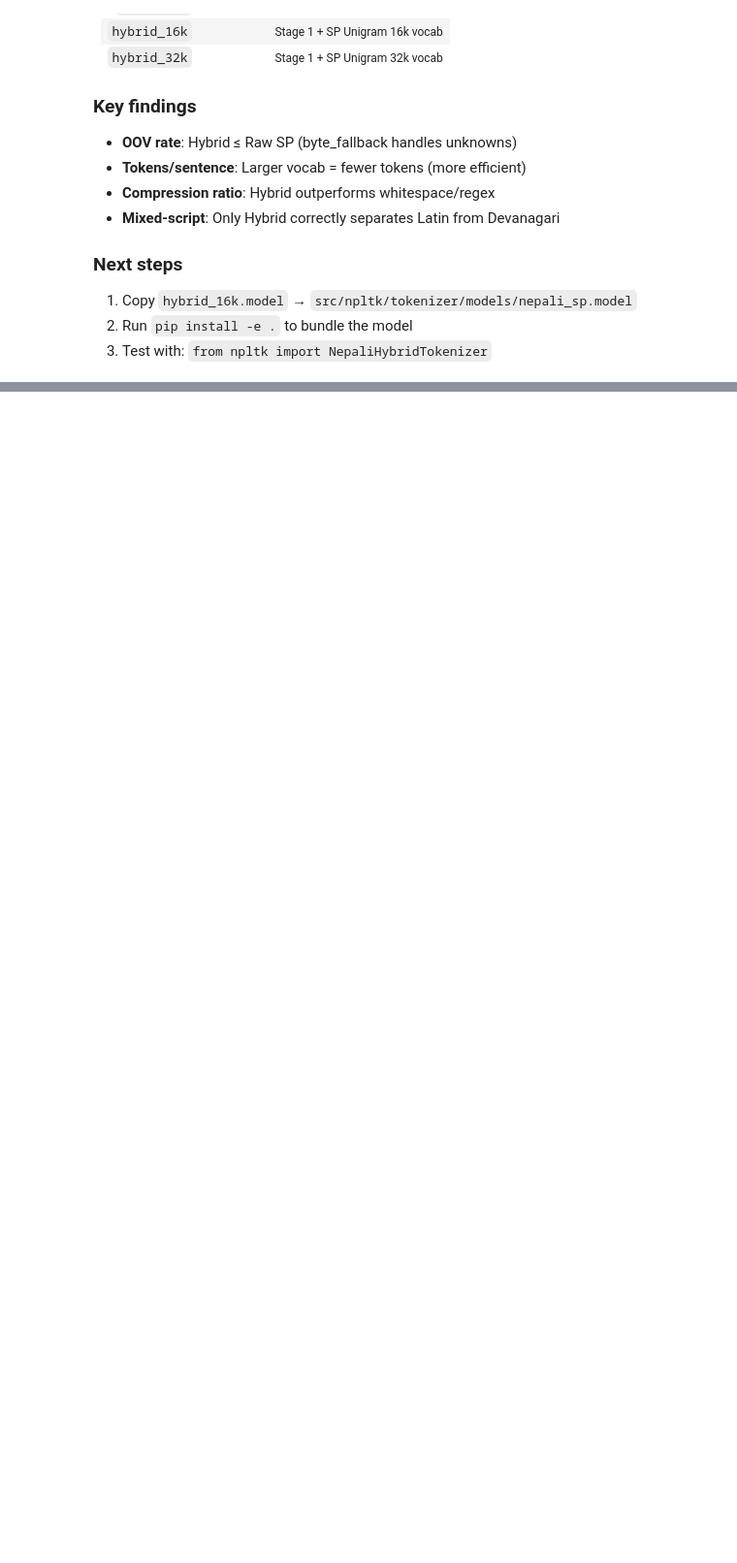
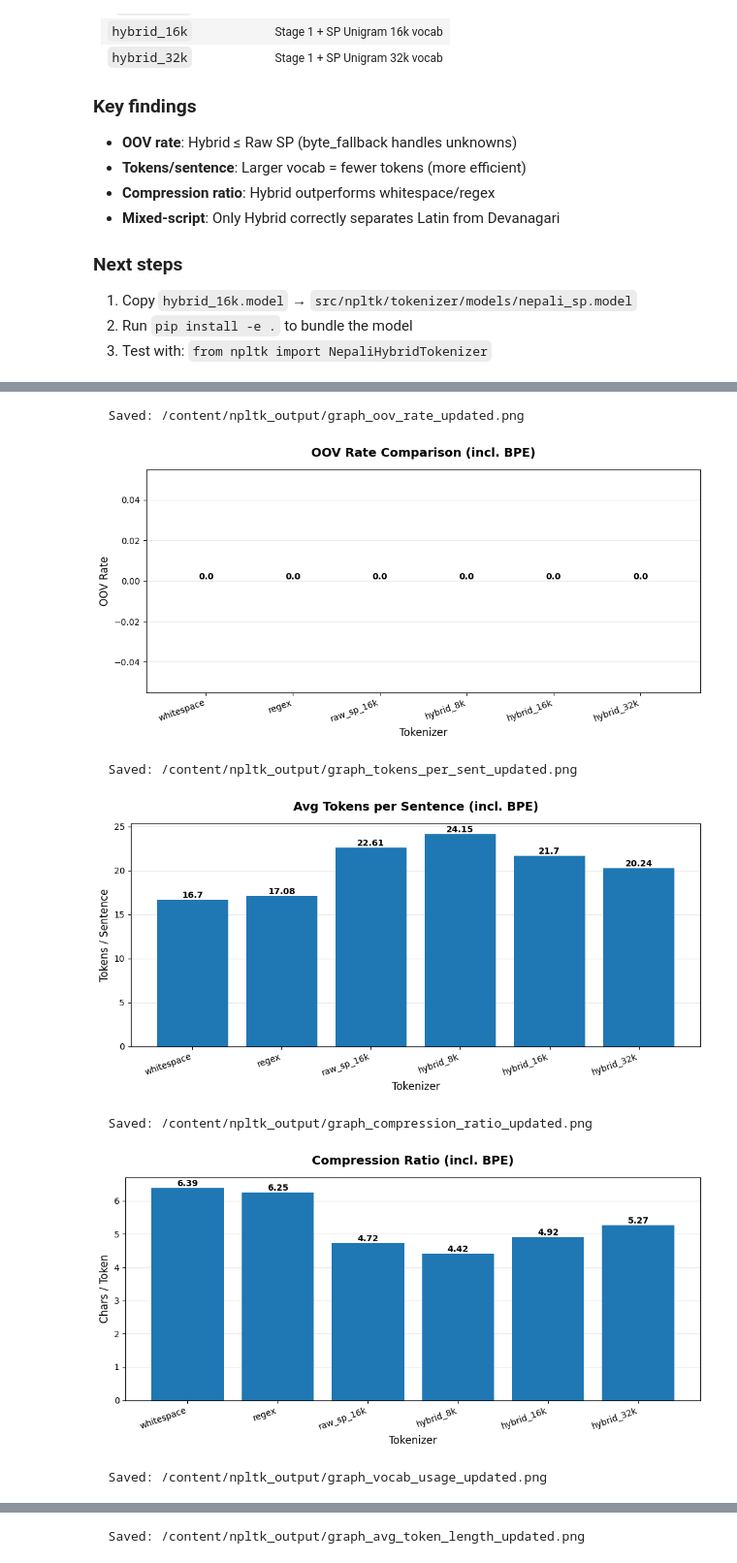
Before and after one commit to anurag3345/Test-npltk, a Jupyter notebook: notebooks/hybrid_tokenizer_research.ipynb, the cells around one changed output, grey strips where cells are left out. Shown at 97% size. Drawn from its saved outputs; the diff is of its cells as text; code cells hidden in the pictures; blank space fills up the shorter version.

```diff
--- a/notebooks/hybrid_tokenizer_research.ipynb
+++ b/notebooks/hybrid_tokenizer_research.ipynb
@@ -786,3 +904,12 @@ print('Done! Uncomment the Drive save or download section above as needed.')
 1. Copy `hybrid_16k.model` → `src/npltk/tokenizer/models/nepali_sp.model`
 2. Run `pip install -e .` to bundle the model
 3. Test with: `from npltk import NepaliHybridTokenizer`
+# %%
+# 1. Train BPE Baseline
+prefix_bpe = os.path.join(OUTPUT_DIR, 'bpe_16k')
+train_sp_model(CLEAN_CORPUS_FILE, prefix_bpe, 16000, model_type='bpe')
+
+# 2. Add to ALL_TOKENIZERS
+ALL_TOKENIZERS.append(RawSPTokenizer(f'{prefix_bpe}.model', name='bpe_16k'))
+
+print('BPE Baseline added to evaluation list.')
@@ -788,0 +920,12 @@ print('Done! Uncomment the Drive save or download section above as needed.')
+# %%
+# Re-run evaluation with the new BPE model
+results = []
+for tok in ALL_TOKENIZERS:
+    print(f'Evaluating: {tok.name}...')
+    metrics = evaluate_tokenizer(tok, eval_set)
+    results.append(metrics)
+
+df_results = pd.DataFrame(results)
+df_results.set_index('tokenizer', inplace=True)
+
+display(df_results)
@@ -788,0 +935,30 @@ print('Done! Uncomment the Drive save or download section above as needed.')
+# %%
+#  Updated Visualizations including BPE
+
+# Graph 1: OOV Rate
+plot_bar(df_results, 'oov_rate', title='OOV Rate Comparison (incl. BPE)',
+         ylabel='OOV Rate', filename='graph_oov_rate_updated.png')
+
+# Graph 2: Tokens per Sentence
+plot_bar(df_results, 'tokens_per_sent', title='Avg Tokens per Sentence (incl. BPE)',
+         ylabel='Tokens / Sentence', filename='graph_tokens_per_sent_updated.png')
+
+# Graph 3: Compression Ratio
+plot_bar(df_results, 'compression_ratio', title='Compression Ratio (incl. BPE)',
+         ylabel='Chars / Token', filename='graph_compression_ratio_updated.png', higher_is_better=True)
+
+# Graph 4: Vocab Usage
+plot_bar(df_results, 'unique_tokens', title='Vocabulary Utilization (incl. BPE)',
+         ylabel='Unique Tokens Used', filename='graph_vocab_usage_updated.png')
+
+# Graph 5: Avg Token Length
+plot_bar(df_results, 'avg_token_length', title='Avg Token Length (incl. BPE)',
+         ylabel='Avg Token Length (chars)', filename='graph_avg_token_length_updated.png', higher_is_better=True)
+# %% [output]
+  Saved: /content/npltk_output/graph_oov_rate_updated.png
+[figure, added]
+  Saved: /content/npltk_output/graph_tokens_per_sent_updated.png
+[figure, added]
+  Saved: /content/npltk_output/graph_compression_ratio_updated.png
+[figure, added]
+  Saved: /content/npltk_output/graph_vocab_usage_updated.png
@@ -788,0 +966 @@ print('Done! Uncomment the Drive save or download section above as needed.')
+  Saved: /content/npltk_output/graph_avg_token_length_updated.png
```
Also changed, not shown: parts of 32 cells of this notebook, 3 other files.
